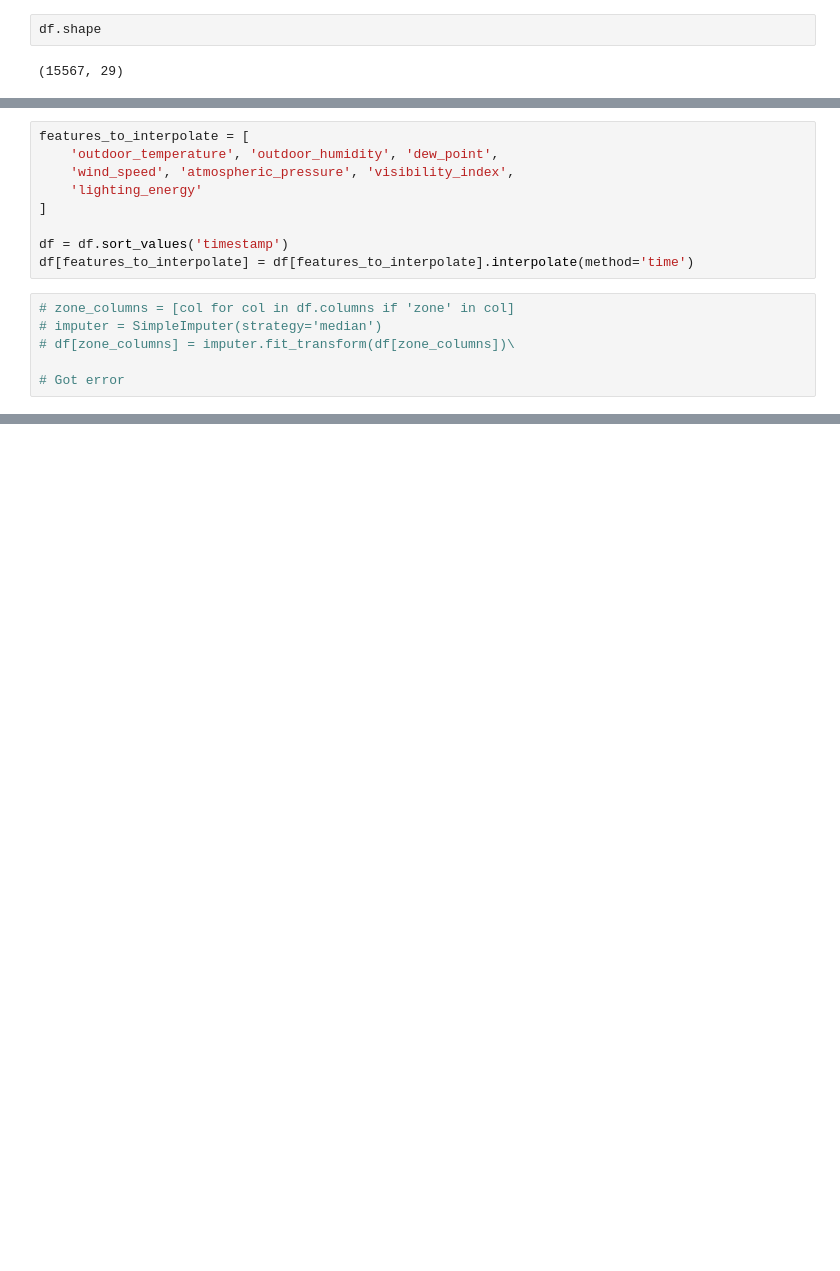
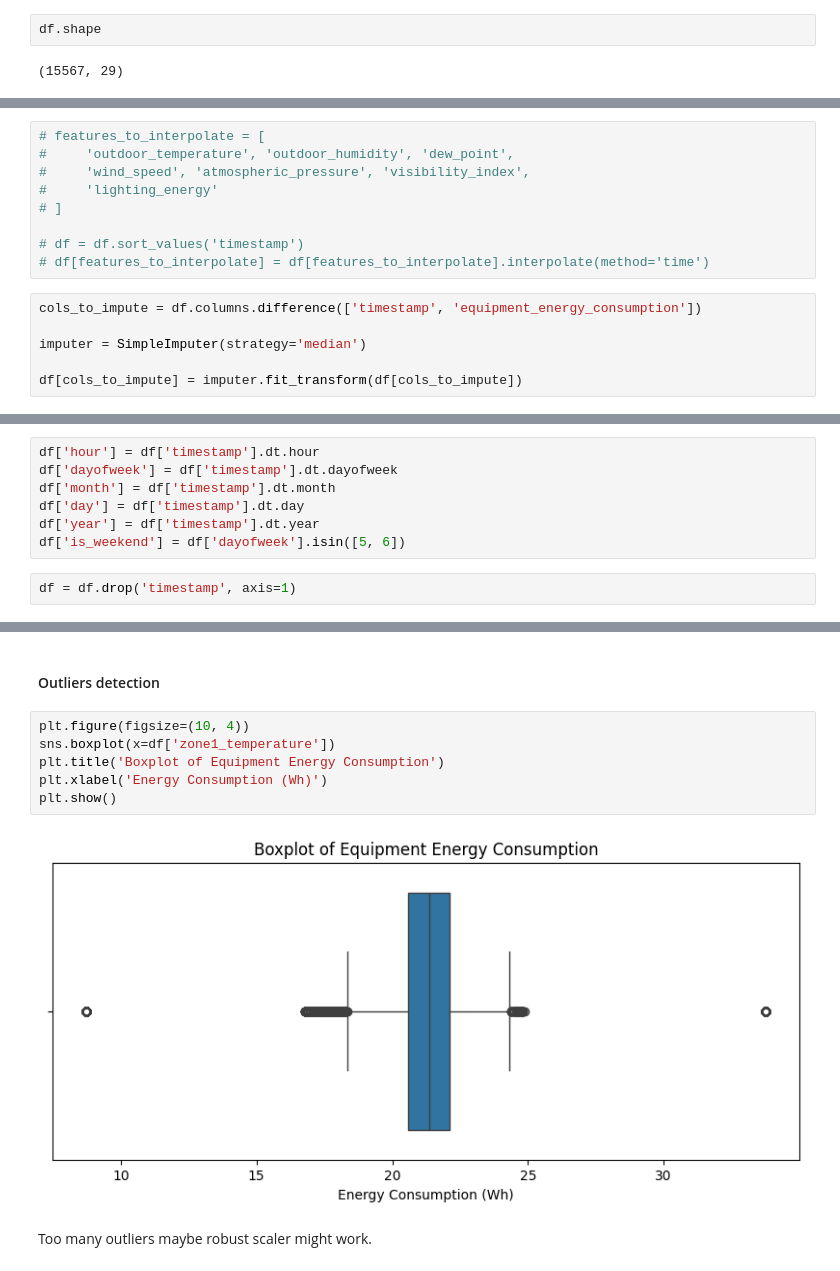
Before and after one commit to PulkitMangal09/DS-Intern-Assignment-pulkit, a Jupyter notebook: notebooks/energy_prediction_colab.ipynb, the cells around one changed output, grey strips where cells are left out. Drawn from its saved outputs; the diff is of its cells as text; blank space fills up the shorter version.

```diff
--- a/notebooks/energy_prediction_colab.ipynb
+++ b/notebooks/energy_prediction_colab.ipynb
@@ -260,15 +297,15 @@ df.set_index('timestamp', inplace=True)
 # %%
-features_to_interpolate = [
-    'outdoor_temperature', 'outdoor_humidity', 'dew_point',
-    'wind_speed', 'atmospheric_pressure', 'visibility_index',
-    'lighting_energy'
-]
+# features_to_interpolate = [
+#     'outdoor_temperature', 'outdoor_humidity', 'dew_point',
+#     'wind_speed', 'atmospheric_pressure', 'visibility_index',
+#     'lighting_energy'
+# ]
 
-df = df.sort_values('timestamp')
-df[features_to_interpolate] = df[features_to_interpolate].interpolate(method='time')
+# df = df.sort_values('timestamp')
+# df[features_to_interpolate] = df[features_to_interpolate].interpolate(method='time')
 # %%
-# zone_columns = [col for col in df.columns if 'zone' in col]
-# imputer = SimpleImputer(strategy='median')
-# df[zone_columns] = imputer.fit_transform(df[zone_columns])\
+cols_to_impute = df.columns.difference(['timestamp', 'equipment_energy_consumption'])
 
-# Got error
+imputer = SimpleImputer(strategy='median')
+
+df[cols_to_impute] = imputer.fit_transform(df[cols_to_impute])
@@ -274,0 +347,9 @@ df[features_to_interpolate] = df[features_to_interpolate].interpolate(method='ti
+# %%
+df['hour'] = df['timestamp'].dt.hour
+df['dayofweek'] = df['timestamp'].dt.dayofweek
+df['month'] = df['timestamp'].dt.month
+df['day'] = df['timestamp'].dt.day
+df['year'] = df['timestamp'].dt.year
+df['is_weekend'] = df['dayofweek'].isin([5, 6])
+# %%
+df = df.drop('timestamp', axis=1)
@@ -274,0 +366,12 @@ df[features_to_interpolate] = df[features_to_interpolate].interpolate(method='ti
+# %% [markdown]
+#### Outliers detection
+# %%
+plt.figure(figsize=(10, 4))
+sns.boxplot(x=df['zone1_temperature'])
+plt.title('Boxplot of Equipment Energy Consumption')
+plt.xlabel('Energy Consumption (Wh)')
+plt.show()
+# %% [output]
+[figure, added]
+# %% [markdown]
+Too many outliers maybe robust scaler might work.
```
Also changed, not shown: parts of 30 cells of this notebook.
